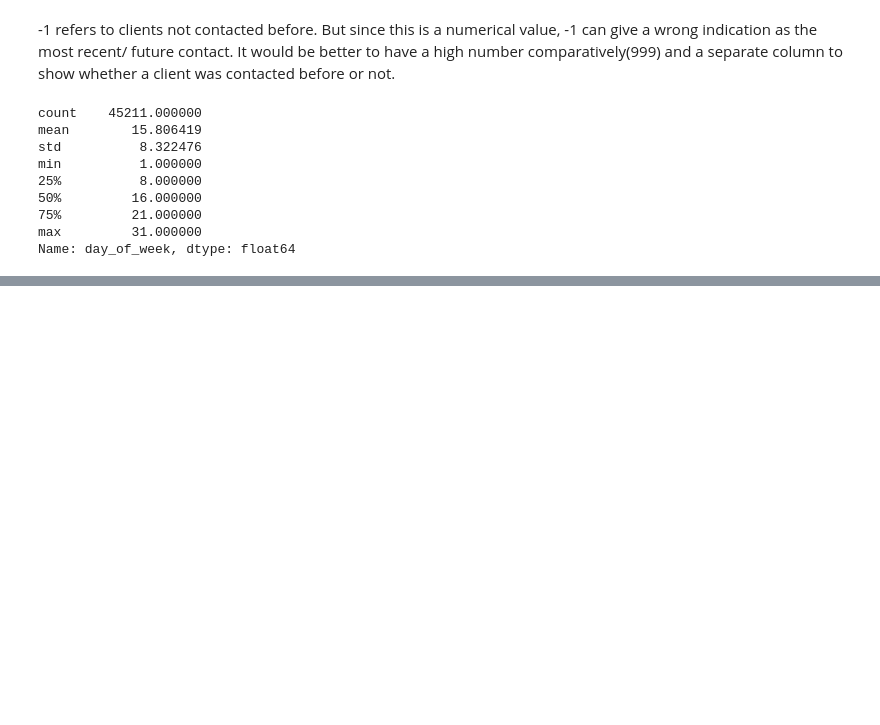
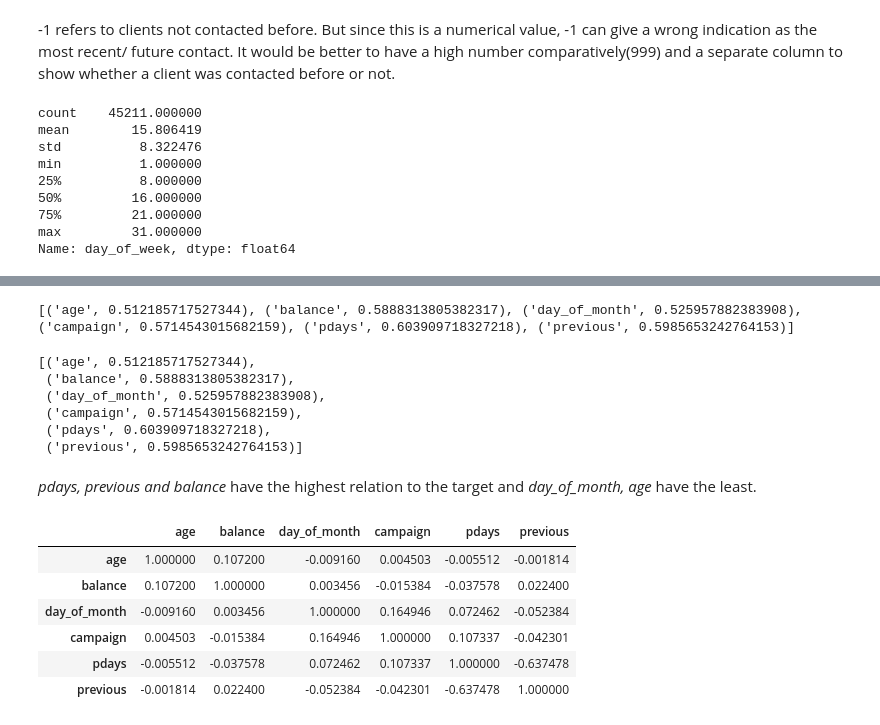
Before and after one commit to dhanush1506/machine-learning-zoomcamp-homework, a Jupyter notebook: Mid-Term-Project/Bank-marketing.ipynb, the cells around one changed output, grey strips where cells are left out. Cells and saved outputs as stored; diff of their text form; code cells hidden in the pictures; blank space fills up the shorter version.

```diff
--- a/Mid-Term-Project/Bank-marketing.ipynb
+++ b/Mid-Term-Project/Bank-marketing.ipynb
@@ -350,0 +365,2 @@ X_full_train.shape, X_train.shape, X_val.shape, X_test.shape
+# %%
+numerical = ['age', 'balance', 'day_of_month', 'campaign', 'pdays', 'previous']
@@ -350,0 +373,33 @@ X_full_train.shape, X_train.shape, X_val.shape, X_test.shape
+# %%
+auc_scores = []
+for n in numerical:
+
+    if roc_auc_score(X_train.convert, X_train[n]) >= 0.5:
+        auc_scores.append((n, roc_auc_score(X_train.convert, X_train[n])))
+    else:
+        auc_scores.append((n, roc_auc_score(X_train.convert, -X_train[n])))
+
+print(auc_scores)
+# %% [output]
+[('age', 0.512185717527344), ('balance', 0.5888313805382317), ('day_of_month', 0.525957882383908), ('campaign', 0.5714543015682159), ('pdays', 0.603909718327218), ('previous', 0.5985653242764153)]
+# %%
+auc_scores
+# %% [output]
+[('age', 0.512185717527344),
+ ('balance', 0.5888313805382317),
+ ('day_of_month', 0.525957882383908),
+ ('campaign', 0.5714543015682159),
+ ('pdays', 0.603909718327218),
+ ('previous', 0.5985653242764153)]
+# %% [markdown]
+*pdays, previous and balance* have the highest relation to the target and *day_of_month, age* have the least.
+# %%
+X_train[numerical].corr()
+# %% [output]
+|  | age | balance | day_of_month | campaign | pdays | previous |
+| age | 1.000000 | 0.107200 | -0.009160 | 0.004503 | -0.005512 | -0.001814 |
+| balance | 0.107200 | 1.000000 | 0.003456 | -0.015384 | -0.037578 | 0.022400 |
+| day_of_month | -0.009160 | 0.003456 | 1.000000 | 0.164946 | 0.072462 | -0.052384 |
+| campaign | 0.004503 | -0.015384 | 0.164946 | 1.000000 | 0.107337 | -0.042301 |
+| pdays | -0.005512 | -0.037578 | 0.072462 | 0.107337 | 1.000000 | -0.637478 |
+| previous | -0.001814 | 0.022400 | -0.052384 | -0.042301 | -0.637478 | 1.000000 |
```
Also changed, not shown: parts of 33 cells of this notebook.
